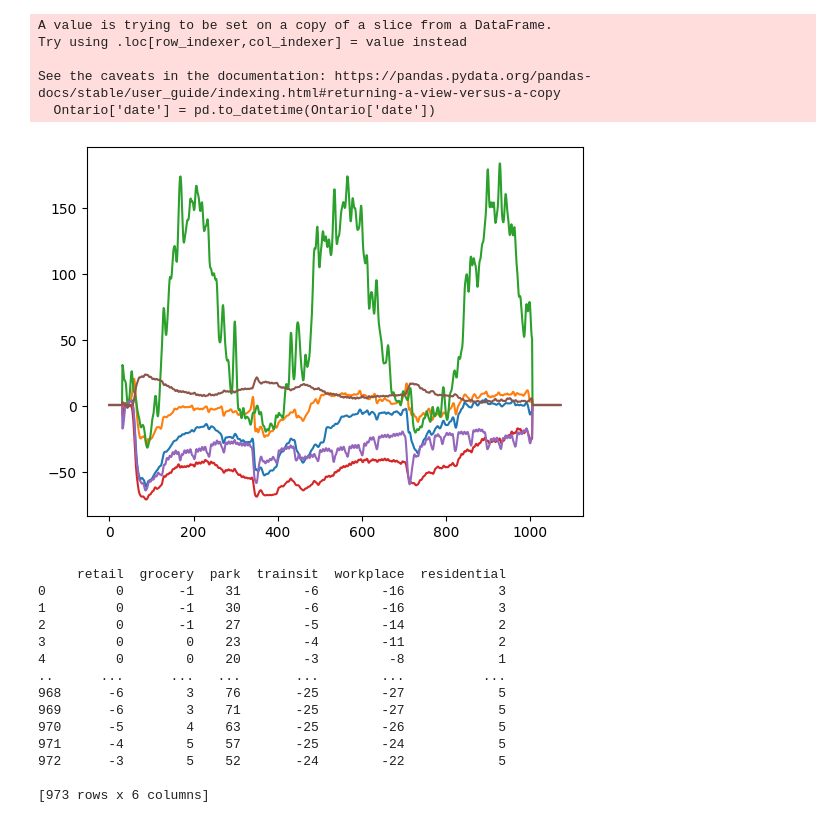
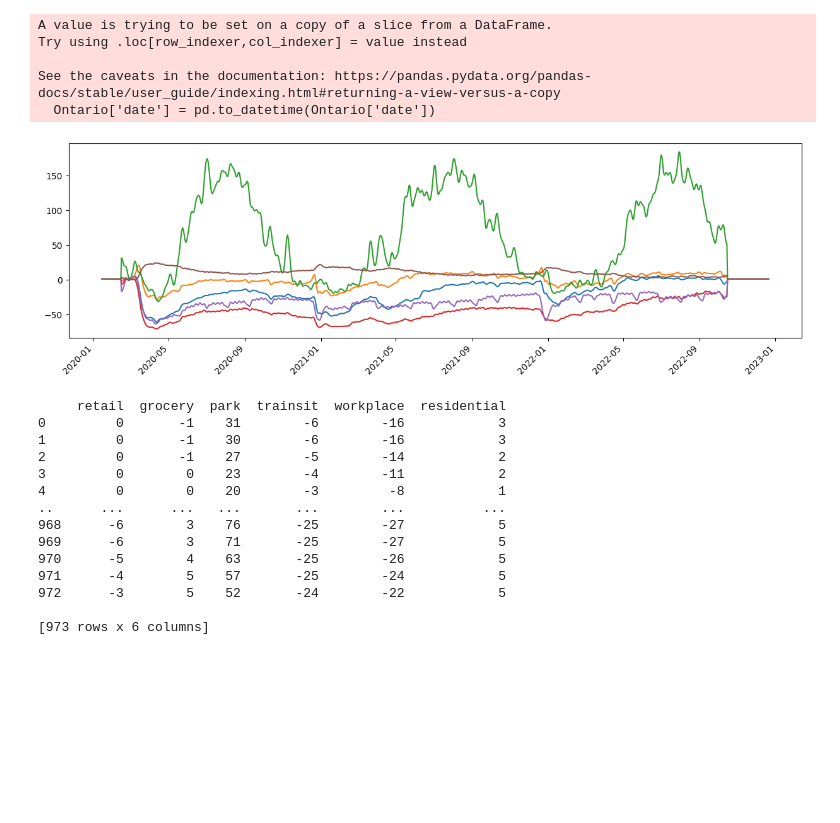
Before and after one commit to blairyeung/Commuting_TSF_SARS-Cov-2_model_master, a Jupyter notebook: Model/Mobility.ipynb, the cells around one changed output. Saved outputs shown, nothing was run; the diff lists cells and outputs as text; code cells hidden in the pictures; blank space fills up the shorter version.

```diff
--- a/Model/Mobility.ipynb
+++ b/Model/Mobility.ipynb
@@ -90,11 +89,14 @@ blurred_mobility[3][min_date:max_date+1] = trainsit_blurred.flatten()
 blurred_mobility[4][min_date:max_date+1] = workplace_blurred.flatten()
 blurred_mobility[5][min_date:max_date+1] = residential_blurred.flatten()
 blurred_mobility = blurred_mobility.T
-# %%
-plt.plot(blurred_mobility)
-plt.show()
-# %% [output]
-[figure, removed]
+# %%
+x = [Parameters.OUTBREAK_FIRST_DAY + datetime.timedelta(days=j) for j in range(1072)]
+plt.figure(figsize=(15,4))
+plt.plot(x, blurred_mobility)
+plt.xticks(rotation=45, ha='right')
+plt.show()
+# %% [output]
+[figure, added]
 # %%
 dates = []
 # %%
```
Also changed, not shown: parts of 1 cell of this notebook, 15 other files.
